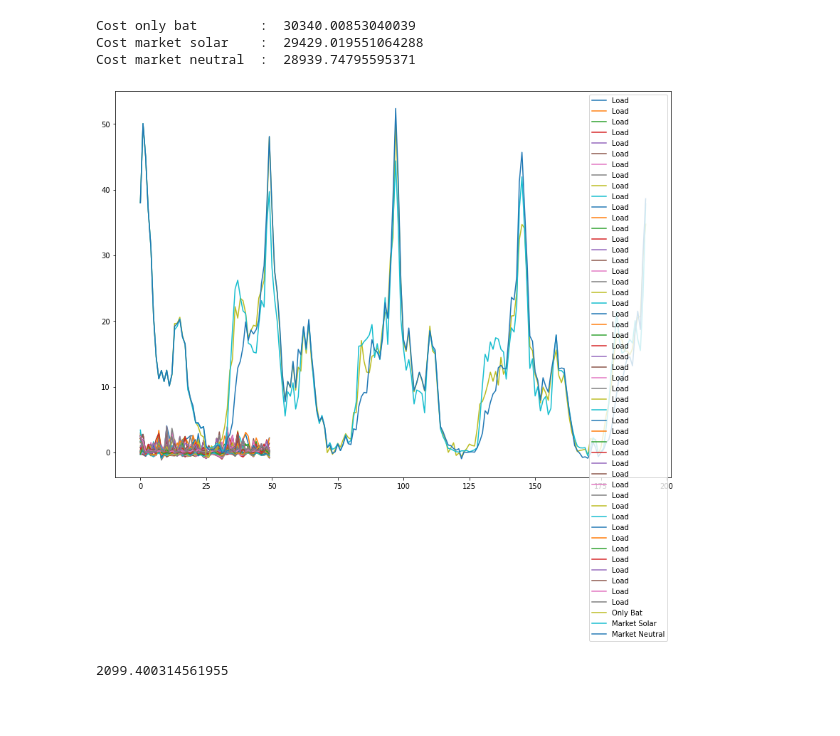
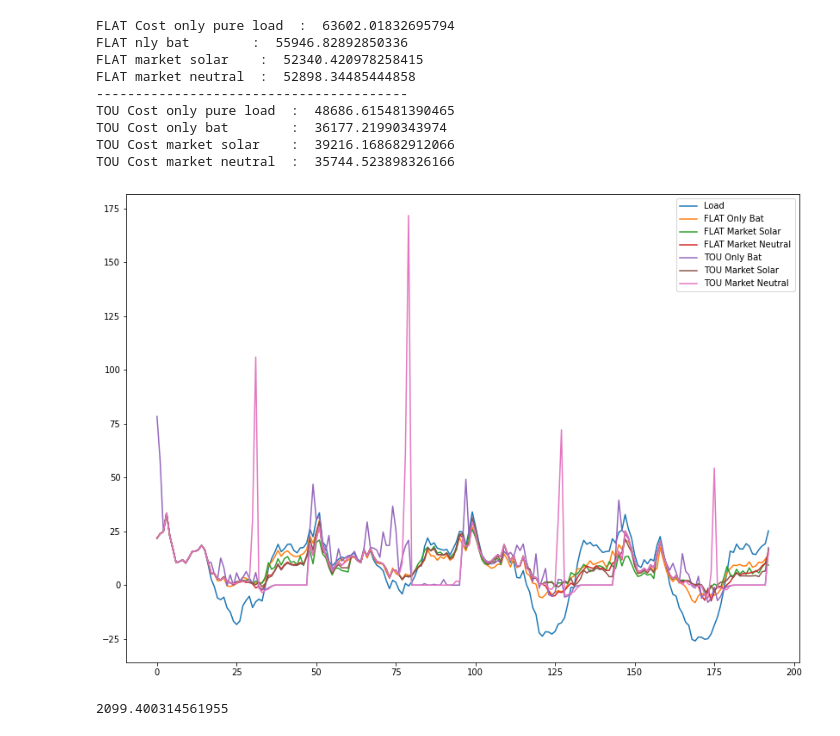
Before and after one commit to kiedanski/lemsim_code, a Jupyter notebook: Results from market simulations-Real_data.ipynb, the cells around one changed output. Saved outputs shown, nothing was run; the diff lists cells and outputs as text; code cells hidden in the pictures; blank space fills up the shorter version.

```diff
--- a/Results from market simulations-Real_data.ipynb
+++ b/Results from market simulations-Real_data.ipynb
@@ -105,19 +314,0 @@ array([ 0.203     ,  2.059     ,  2.397     ,  2.498     ,  2.51      ,
-# %%
-def proc_data(num):
-    key = KEYS[num]
-    dt = data[key][1]
-    pb = dt[0]['allprices'][:, 3][: L - 47]
-    ps = dt[0]['allprices'][:, 0][: L - 47]
-
-    net_load     = np.vstack([dt[n]['history_post_net'] for n in range(N)]).sum(axis=0)[: L - 47]
-    net_pre      = np.vstack([dt[n]['history_pre_net'] for n in range(N)]).sum(axis=0)[: L - 47].round(1)
-    #load         = np.vstack([dt[n]['allload'] for n in range(N)]).sum(axis=0)[: L - 47]
-    #real_cost    = np.vstack([dt[n]['history_cost'] for n in range(N)]).sum(axis=0).sum().round(1)
-    load = np.vstack([dt[n]['load'] for n in range(N)])
-    real_cost = np.array([dt[n]['history_cost'].sum() for n in range(N)])
-    #default_cost = (((load > 0).astype(float) * load * pb) + ((load < 0).astype(float) * load * ps)).sum().round(1)
-    #real_cost_2 = (((net_load > 0).astype(float) * net_load * pb) + ((net_load < 0).astype(float) * net_load * ps)).sum().round(1)
-
-
-
-    return net_load, net_pre, load, real_cost
@@ -151,37 +315,59 @@ array([1923.92693276, 1261.6836243 , -134.49934909,  592.7446903 ,
 # %%
-flat_solar = proc_data(17)
-flat_default = proc_data(15)
-flat_neutral = proc_data(4)
+flat_solar = proc_data(7)
+flat_default = proc_data(4)
+flat_neutral = proc_data(1)
+
+tou_solar = proc_data(6)
+tou_default = proc_data(3)
+tou_neutral = proc_data(0)
 
 ## Same base load
 assert np.allclose(flat_solar[2] - flat_default[2], 0)
 assert np.allclose(flat_solar[2] - flat_neutral[2], 0)
+assert np.allclose(tou_solar[2] - flat_default[2], 0)
+assert np.allclose(tou_solar[2] - tou_neutral[2], 0)
+assert np.allclose(tou_solar[2] - tou_default[2], 0)
 
 
 #### Begin Plot
 
 fig = plt.figure(figsize=(14, 10))
 ax = fig.add_subplot(111)
 
-ax.plot(flat_default[2], label='Load')
-ax.plot(flat_default[0], label='Only Bat')
-ax.plot(flat_solar[0], label='Market Solar')
-ax.plot(flat_neutral[0], label='Market Neutral')
+ax.plot(flat_default[2].sum(axis=0), label='Load')
+ax.plot(flat_default[0], label='FLAT Only Bat')
+ax.plot(flat_solar[0], label='FLAT Market Solar')
+ax.plot(flat_neutral[0], label='FLAT Market Neutral')
+
+ax.plot(tou_default[0], label='TOU Only Bat')
+ax.plot(tou_solar[0], label='TOU Market Solar')
+ax.plot(tou_neutral[0], label='TOU Market Neutral')
 
 ax.legend()
 
 #### End Plot
 
 #print("Cost pure load       : ", flat_default[4])
-print("Cost only bat        : ", flat_default[3].sum())
-#print("Cost only bat  2     : ", flat_default[7])
-print("Cost market solar    : ", flat_solar[3].sum())
-print("Cost market neutral  : ", flat_neutral[3].sum())
+print("FLAT Cost only pure load  : ", flat_default[4].sum())
+print("FLAT nly bat        : ", flat_default[3].sum())
+print("FLAT market solar    : ", flat_solar[3].sum())
+print("FLAT market neutral  : ", flat_neutral[3].sum())
+print('--' * 20)
+print("TOU Cost only pure load  : ", tou_default[4].sum())
+print("TOU Cost only bat        : ", tou_default[3].sum())
+print("TOU Cost market solar    : ", tou_solar[3].sum())
+print("TOU Cost market neutral  : ", tou_neutral[3].sum())
 # %% [output]
-Cost only bat        :  30340.00853040039
-Cost market solar    :  29429.019551064288
-Cost market neutral  :  28939.74795595371
+FLAT Cost only pure load  :  63602.01832695794
+FLAT nly bat        :  55946.82892850336
+FLAT market solar    :  52340.420978258415
+FLAT market neutral  :  52898.34485444858
+----------------------------------------
+TOU Cost only pure load  :  48686.615481390465
+TOU Cost only bat        :  36177.21990343974
+TOU Cost market solar    :  39216.168682912066
+TOU Cost market neutral  :  35744.523898326166
-[figure, old version]
+[figure, new version]
 # %%
 dd_1 = data['res/second/50-48-5-neutral-True-1-101-True-False-101?test2.pkl'][1]
 v_post = np.vstack([dd_1[n]['history_post_net'] for n in range(N)]).sum(axis=0)
```
Also changed, not shown: parts of 23 cells of this notebook, 18 other files.
